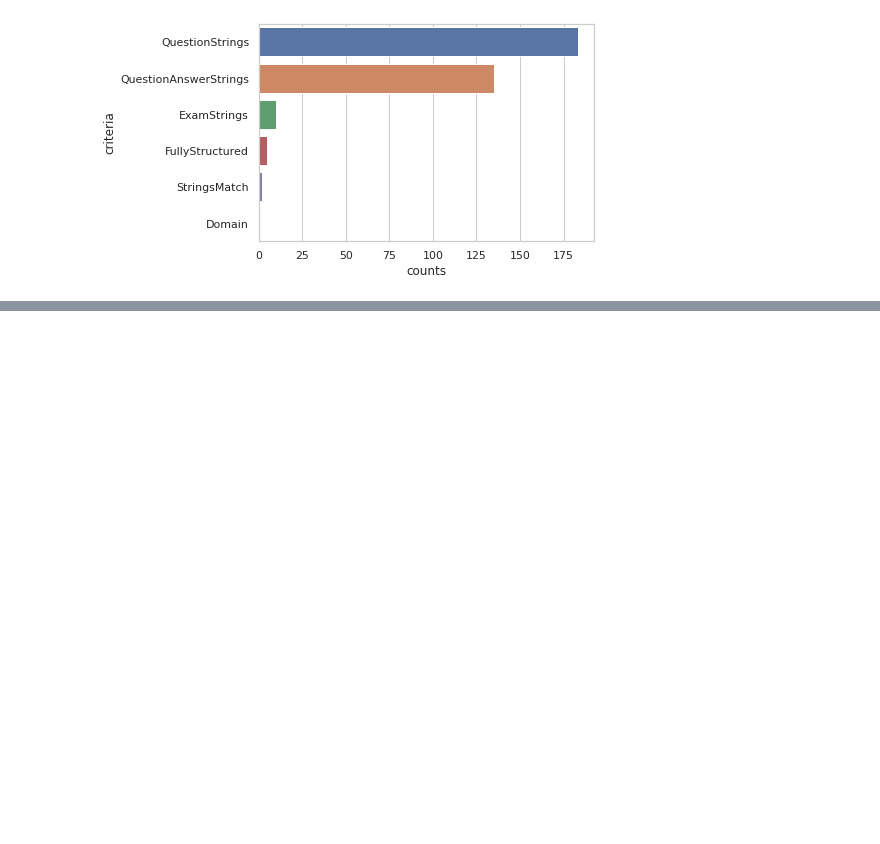
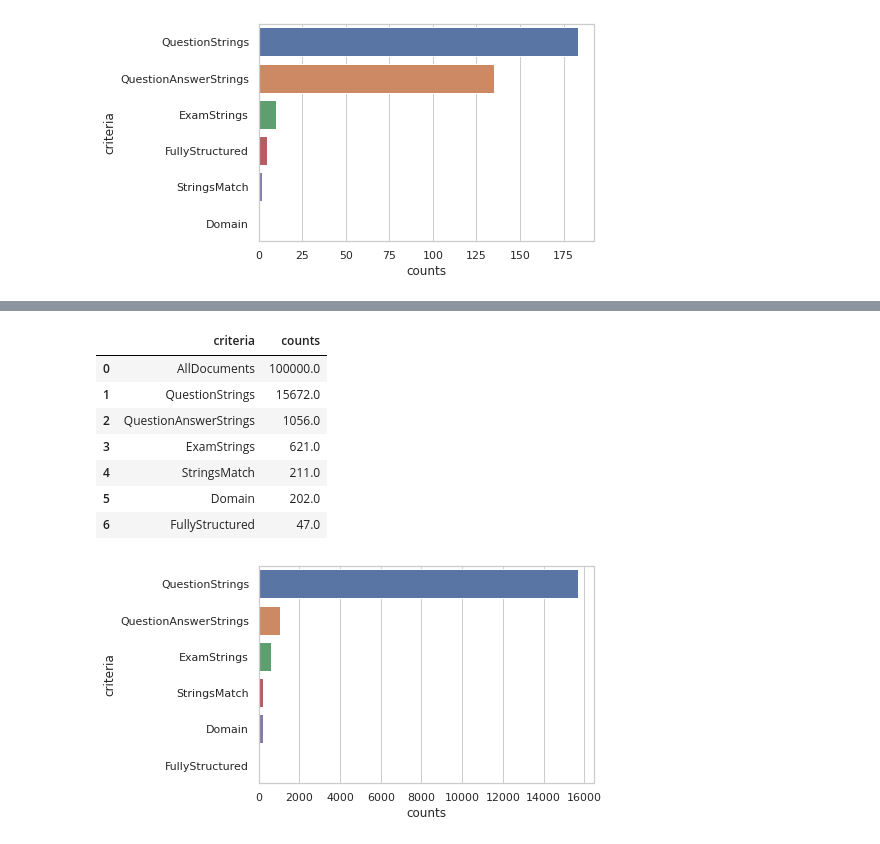
Before and after one commit to JunShern/few-shot-pretraining, a Jupyter notebook: visualize.ipynb, the cells around one changed output, grey strips where cells are left out. Drawn from its saved outputs; the diff is of its cells as text; code cells hidden in the pictures; blank space fills up the shorter version.

```diff
--- a/visualize.ipynb
+++ b/visualize.ipynb
@@ -50,0 +55,3 @@ ax = sns.barplot(x="counts", y="criteria", data=df_counts[df_counts.criteria !=
+# %%
+df = pd.read_csv(str(data_path))
+df.head(10)
@@ -50,0 +70,23 @@ ax = sns.barplot(x="counts", y="criteria", data=df_counts[df_counts.criteria !=
+# %%
+df_criteria = df.select_dtypes(include=bool)
+# Get counts for each criterion
+criteria_counts = df_criteria.apply(pd.value_counts).loc[True]
+criteria_counts.fillna(0, inplace=True)
+criteria_counts.sort_values(ascending=False, inplace=True)
+df_counts = pd.DataFrame({
+    "criteria": criteria_counts.index,
+    "counts": criteria_counts.values,
+})
+
+display(df_counts)
+ax = sns.barplot(x="counts", y="criteria", data=df_counts[df_counts.criteria != "AllDocuments"])
+# %% [output]
+|  | criteria | counts |
+| 0 | AllDocuments | 100000.0 |
+| 1 | QuestionStrings | 15672.0 |
+| 2 | QuestionAnswerStrings | 1056.0 |
+| 3 | ExamStrings | 621.0 |
+| 4 | StringsMatch | 211.0 |
+| 5 | Domain | 202.0 |
+| 6 | FullyStructured | 47.0 |
+[figure, added]
```
Also changed, not shown: parts of 3 cells of this notebook, 5 other files.
